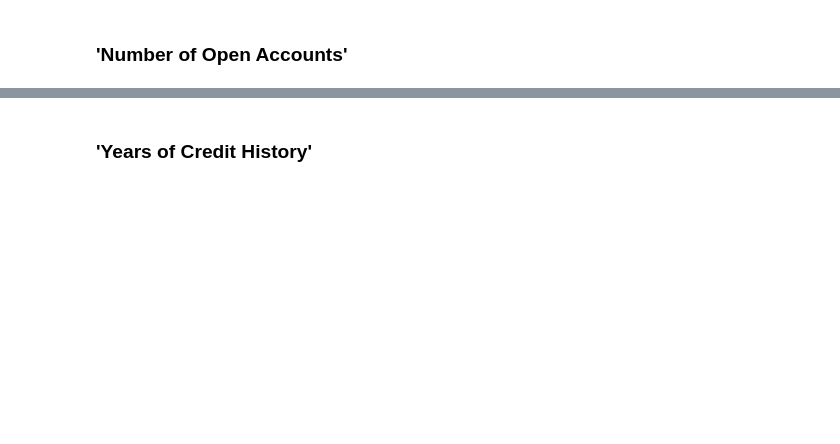
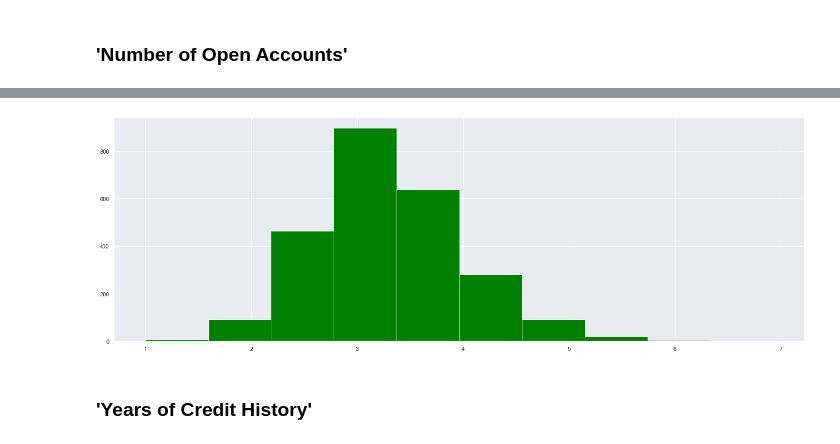
Before and after one commit to VadimGrishin/BinClass_GB, a Jupyter notebook: default_predict_project.ipynb, the cells around one changed output, grey strips where cells are left out. Saved outputs shown, nothing was run; the diff lists cells and outputs as text; code cells hidden in the pictures; blank space fills up the shorter version.

```diff
--- a/default_predict_project.ipynb
+++ b/default_predict_project.ipynb
@@ -150,2 +157,7 @@ plt.show()
+# %%
+dftst['Number of Open Accounts'].apply(np.sqrt).hist(color='green')
+plt.show()
+# %% [output]
+[figure, added]
 # %%
 df['sqr Number of Open Accounts'] = df['Number of Open Accounts'].apply(np.sqrt)
```
Also changed, not shown: parts of 62 cells of this notebook.
